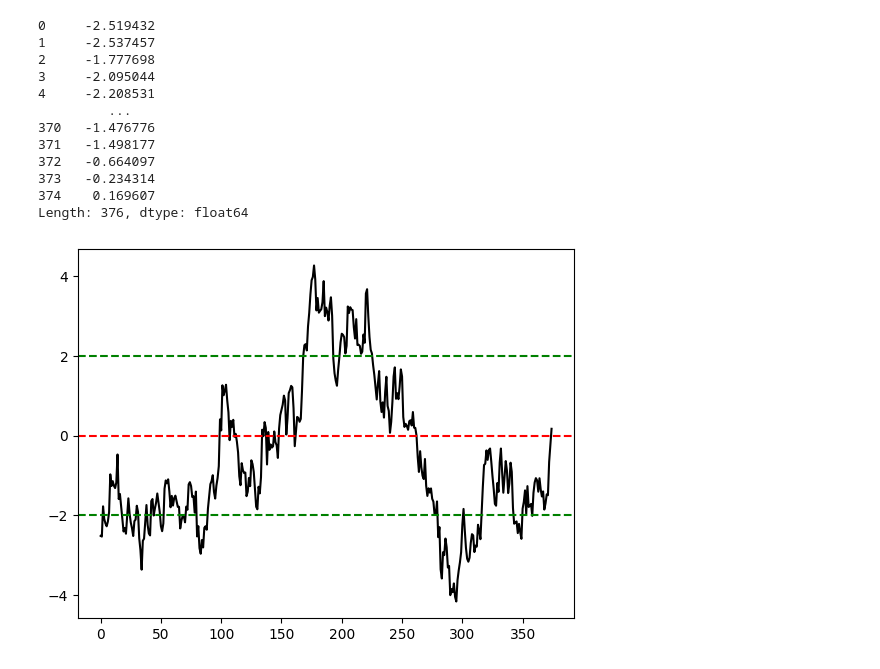
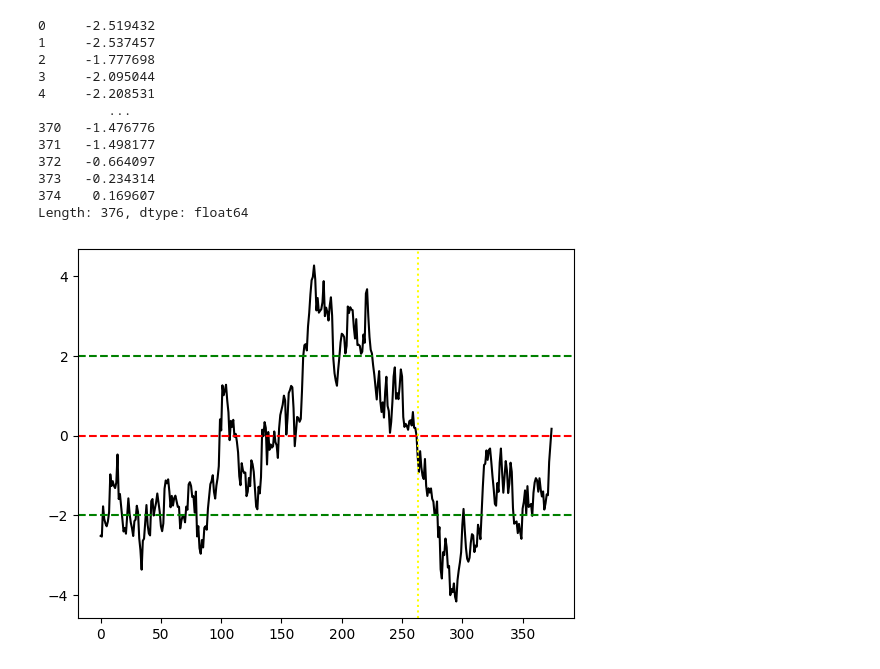
Before and after one commit to JoaoJungblut/pairs_trading, a Jupyter notebook: test.ipynb, the cells around one changed output. Saved outputs shown, nothing was run; the diff lists cells and outputs as text; code cells hidden in the pictures.

```diff
--- a/test.ipynb
+++ b/test.ipynb
@@ -149,10 +149,11 @@ Length: 376, dtype: float64
 # %%
 
 fig, ax = plt.subplots()
 ax.plot(z_score_train_test, color="black")
 ax.axhline(0, color="red", linestyle="dashed")
 ax.axhline(2, color="green", linestyle="dashed")
 ax.axhline(-2, color="green", linestyle="dashed")
+ax.axvline(len(z_score_train_test)*0.7, color="yellow", linestyle="dotted")
 plt.show()
 # %% [output]
-[figure, old version]
+[figure, new version]
```
